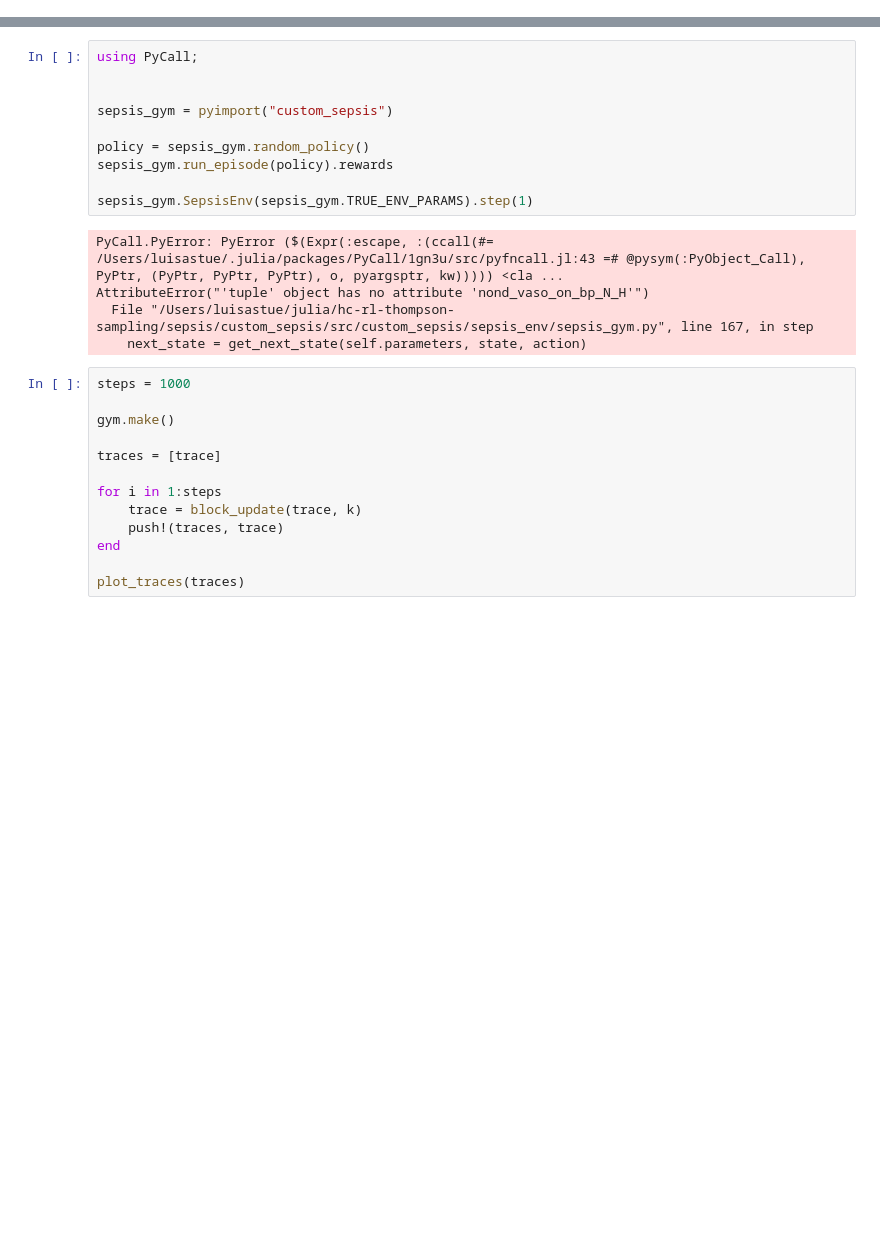
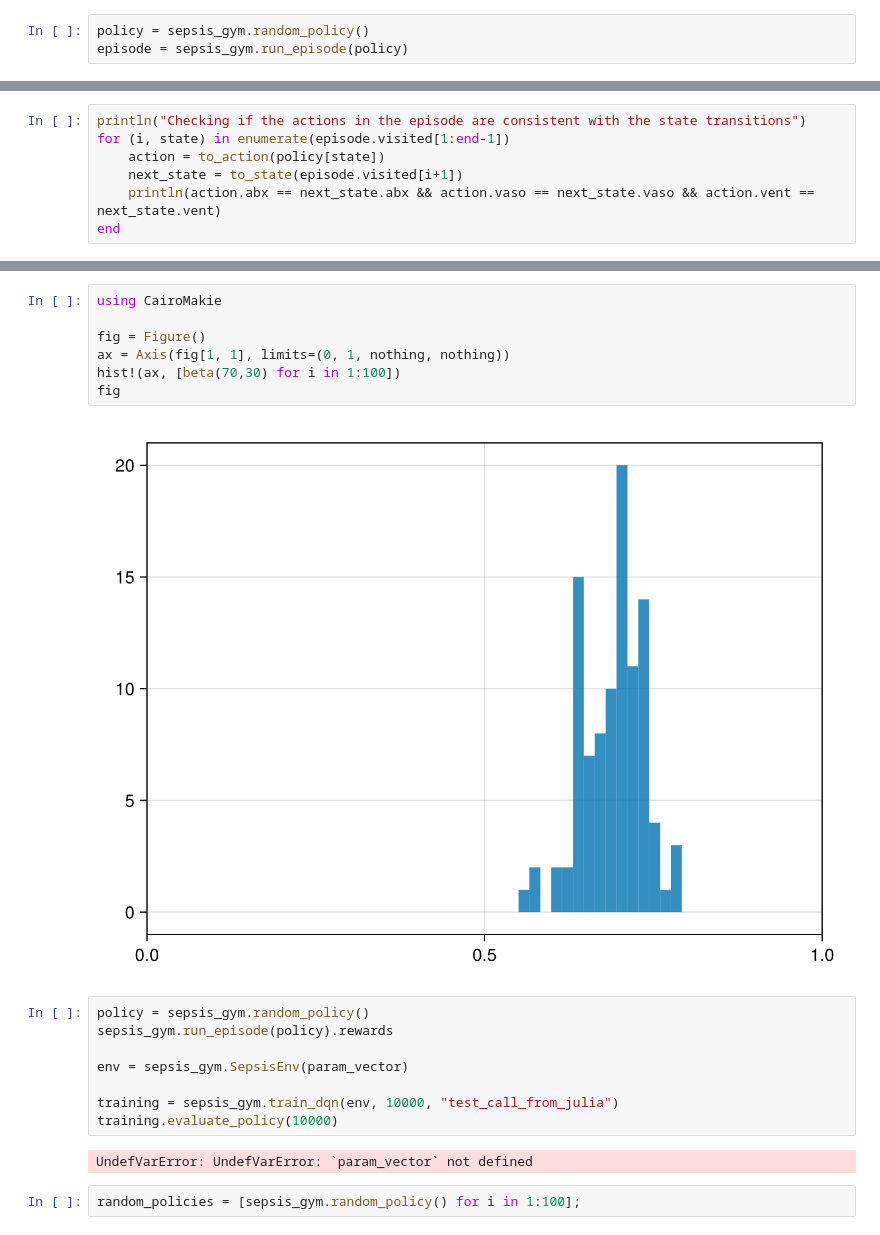
Before and after one commit to luisastue/hc-rl-thompson-sampling, a Jupyter notebook: sepsis/custom_sepsis/src/custom_sepsis/inference/mcmc/playground.ipynb, the cells around one changed output, grey strips where cells are left out. Drawn from its saved outputs; the diff is of its cells as text; blank space fills up the shorter version.

Commit message:
add julia-python interface, try out. mcmc always gives a score of -Inf -> not yet working.

```diff
--- a/sepsis/custom_sepsis/src/custom_sepsis/inference/mcmc/playground.ipynb
+++ b/sepsis/custom_sepsis/src/custom_sepsis/inference/mcmc/playground.ipynb
@@ -7,0 +13,3 @@ using .SepsisTypes
+# %%
+policy = sepsis_gym.random_policy()
+episode = sepsis_gym.run_episode(policy)
@@ -7,0 +22,7 @@ using .SepsisTypes
+# %%
+println("Checking if the actions in the episode are consistent with the state transitions")
+for (i, state) in enumerate(episode.visited[1:end-1])
+    action = to_action(policy[state])
+    next_state = to_state(episode.visited[i+1])
+    println(action.abx == next_state.abx && action.vaso == next_state.vaso && action.vent == next_state.vent)
+end
@@ -8,28 +55,21 @@ using .SepsisTypes
+# %%
+using CairoMakie
+
+fig = Figure()
+ax = Axis(fig[1, 1], limits=(0, 1, nothing, nothing))
+hist!(ax, [beta(70,30) for i in 1:100])
+fig
+# %% [output]
+[figure, added]
 # %%
-using PyCall;
-
-
-sepsis_gym = pyimport("custom_sepsis")
-
 policy = sepsis_gym.random_policy()
 sepsis_gym.run_episode(policy).rewards
 
-sepsis_gym.SepsisEnv(sepsis_gym.TRUE_ENV_PARAMS).step(1)
+env = sepsis_gym.SepsisEnv(param_vector)
+
+training = sepsis_gym.train_dqn(env, 10000, "test_call_from_julia")
+training.evaluate_policy(10000)
 # %% [output]
-PyCall.PyError: PyError ($(Expr(:escape, :(ccall(#= /Users/luisastue/.julia/packages/PyCall/1gn3u/src/pyfncall.jl:43 =# @pysym(:PyObject_Call), PyPtr, (PyPtr, PyPtr, PyPtr), o, pyargsptr, kw))))) <cla ...
-AttributeError("'tuple' object has no attribute 'nond_vaso_on_bp_N_H'")
-  File "/Users/luisastue/julia/hc-rl-thompson-sampling/sepsis/custom_sepsis/src/custom_sepsis/sepsis_env/sepsis_gym.py", line 167, in step
-    next_state = get_next_state(self.parameters, state, action)
+UndefVarError: UndefVarError: `param_vector` not defined
-# %%
-steps = 1000
-
-gym.make()
-
-traces = [trace]
-
-for i in 1:steps
-    trace = block_update(trace, k)
-    push!(traces, trace)
-end
-
-plot_traces(traces)
+# %%
+random_policies = [sepsis_gym.random_policy() for i in 1:100];
```
Also changed, not shown: parts of 8 cells of this notebook, 42 other files.
